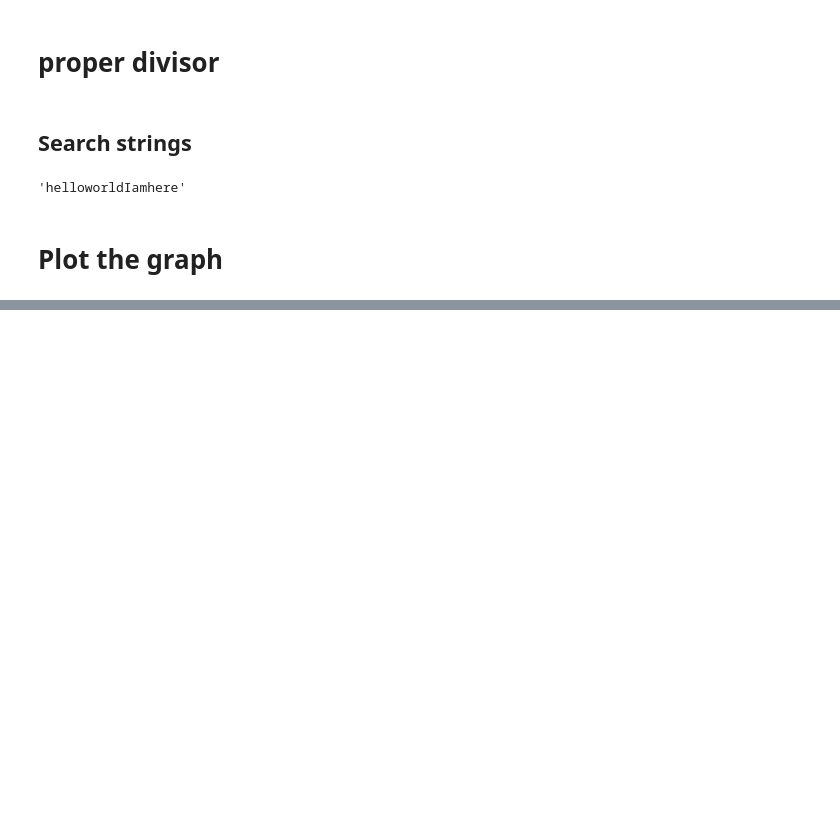
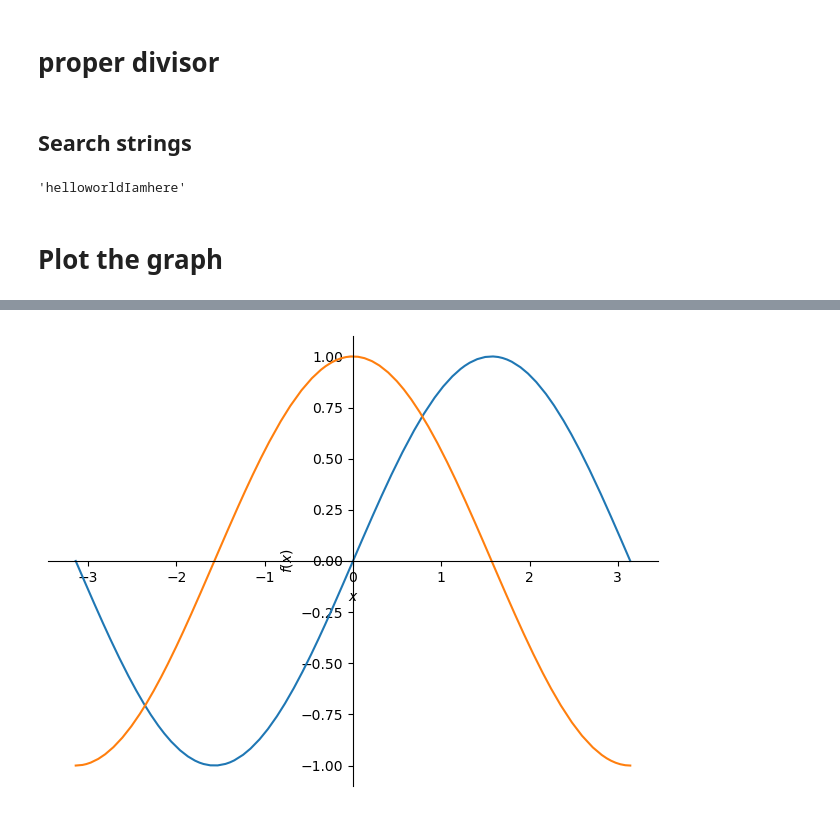
Before and after one commit to Rhys18751996/MathProgrammingJupyter, a Jupyter notebook: helperSheet.ipynb, the cells around one changed output, grey strips where cells are left out. Cells and saved outputs as stored; diff of their text form; code cells hidden in the pictures; blank space fills up the shorter version.

```diff
--- a/helperSheet.ipynb
+++ b/helperSheet.ipynb
@@ -442,0 +438,4 @@ array([ 0.        ,  0.12550584,  0.25101167,  0.37651751,  0.50202335,
+# %%
+p = sympy.plotting.plot(sympy.sin(x), sympy.cos(x), (x, -sympy.pi, sympy.pi) )
+# %% [output]
+[figure, added]
```
Also changed, not shown: parts of 7 cells of this notebook, 2 other files.
